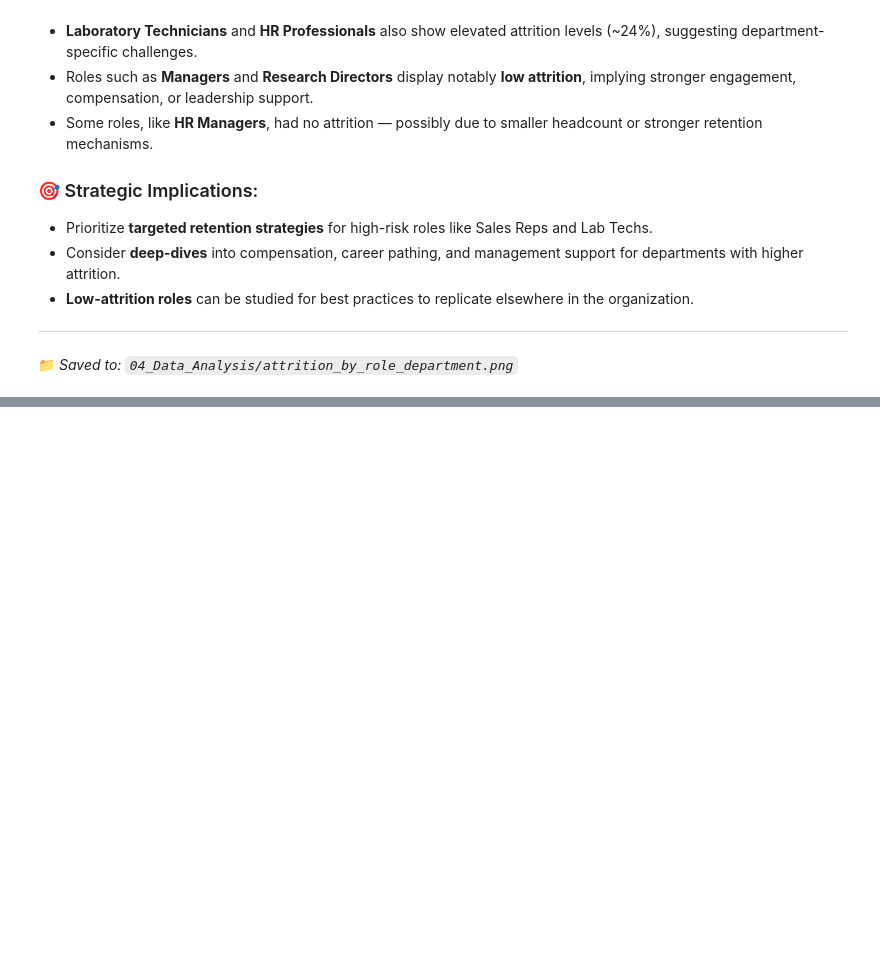
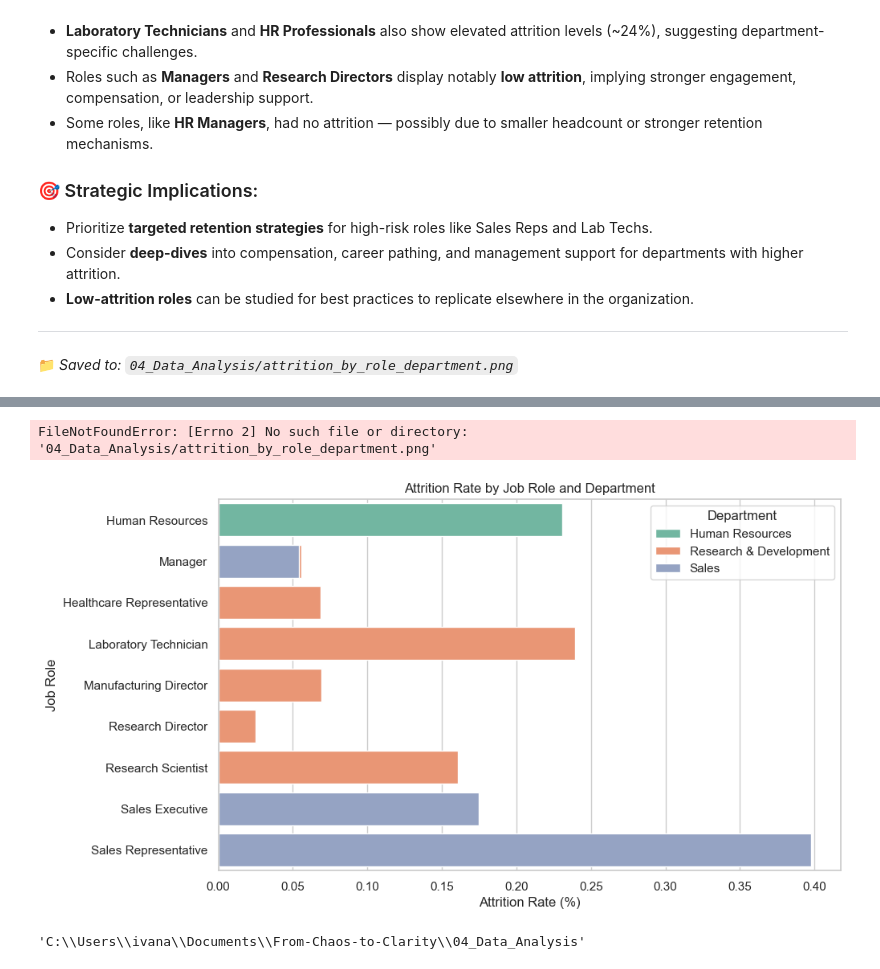
Before and after one commit to IVG12377/From-Chaos-to-Clarity, a Jupyter notebook: 04_Data_Analysis/exploration.ipynb, the cells around one changed output, grey strips where cells are left out. Saved outputs shown, nothing was run; the diff lists cells and outputs as text; code cells hidden in the pictures; blank space fills up the shorter version.

```diff
--- a/04_Data_Analysis/exploration.ipynb
+++ b/04_Data_Analysis/exploration.ipynb
@@ -681,0 +781,34 @@ This visualization highlights employee attrition trends segmented by both **job
+# %%
+df = pd.read_excel("mock_data.xlsx")
+# %%
+attrition_by_role = (
+    df[df["Attrition"] == "Yes"]
+    .groupby(["Department", "JobRole"])
+    .size()
+    .div(df.groupby(["Department", "JobRole"]).size())
+    .reset_index(name="Attrition Rate")
+)
+# %%
+sns.set(style="whitegrid")
+plt.figure(figsize=(10, 6))
+sns.barplot(
+    data=attrition_by_role,
+    x="Attrition Rate",
+    y="JobRole",
+    hue="Department",
+    dodge=False,
+    palette="Set2"
+)
+plt.title("Attrition Rate by Job Role and Department")
+plt.xlabel("Attrition Rate (%)")
+plt.ylabel("Job Role")
+plt.savefig("04_Data_Analysis/attrition_by_role_department.png", dpi=300, bbox_inches='tight')
+plt.show()
+# %% [output]
+FileNotFoundError: [Errno 2] No such file or directory: '04_Data_Analysis/attrition_by_role_department.png'
+[figure, added]
+# %%
+import os
+os.getcwd()
+# %% [output]
+'C:\\Users\\ivana\\Documents\\From-Chaos-to-Clarity\\04_Data_Analysis'
```
Also changed, not shown: parts of 24 cells of this notebook.
